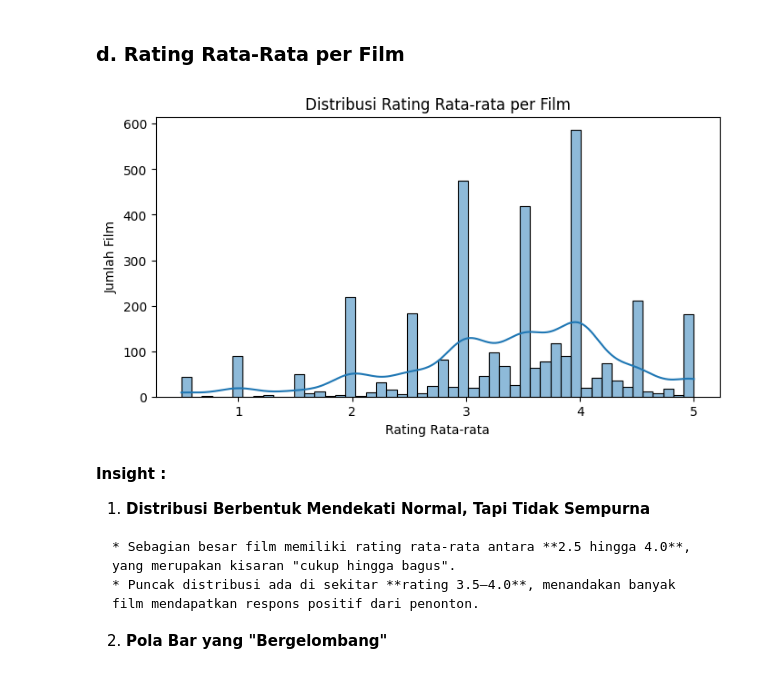
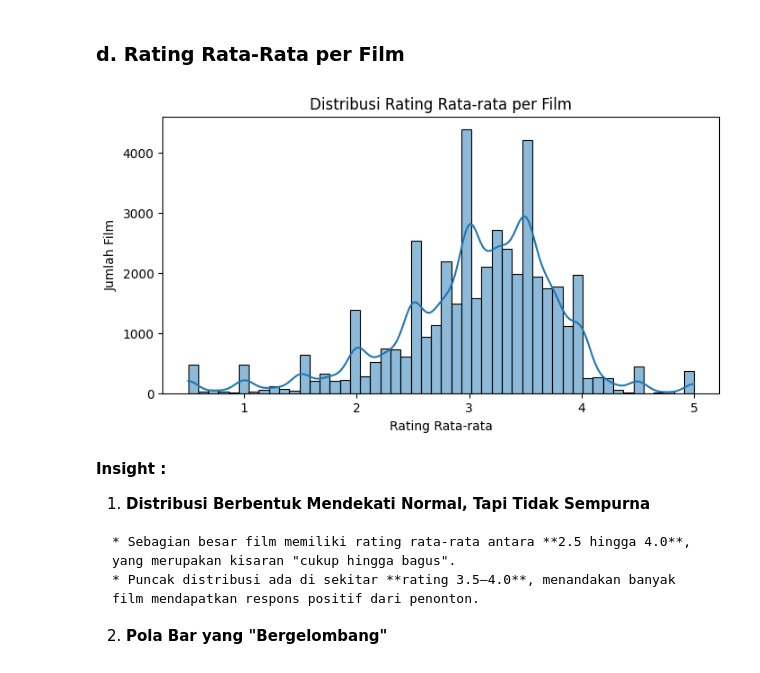
Before and after one commit to dwsafperri/movies_recommendation_system, a Jupyter notebook: recommendation_system.ipynb, the cells around one changed output. Cells and saved outputs as stored; diff of their text form; code cells hidden in the pictures.

```diff
--- a/recommendation_system.ipynb
+++ b/recommendation_system.ipynb
@@ -319,16 +258,16 @@ plt.show()
 # %% [markdown]
 ### **d. Rating Rata-Rata per Film**
 # %%
-avg_rating = ratings.groupby('movieId')['rating'].mean()
+avg_rating = data_ratings.groupby('movieId')['rating'].mean()
 
 plt.figure(figsize=(8,4))
 sns.histplot(avg_rating, bins=50, kde=True)
 plt.title('Distribusi Rating Rata-rata per Film')
 plt.xlabel('Rating Rata-rata')
 plt.ylabel('Jumlah Film')
 plt.show()
 # %% [output]
-[figure, old version]
+[figure, new version]
 # %% [markdown]
   **Insight :**
 
```
Also changed, not shown: parts of 56 cells of this notebook, 1 other file.
